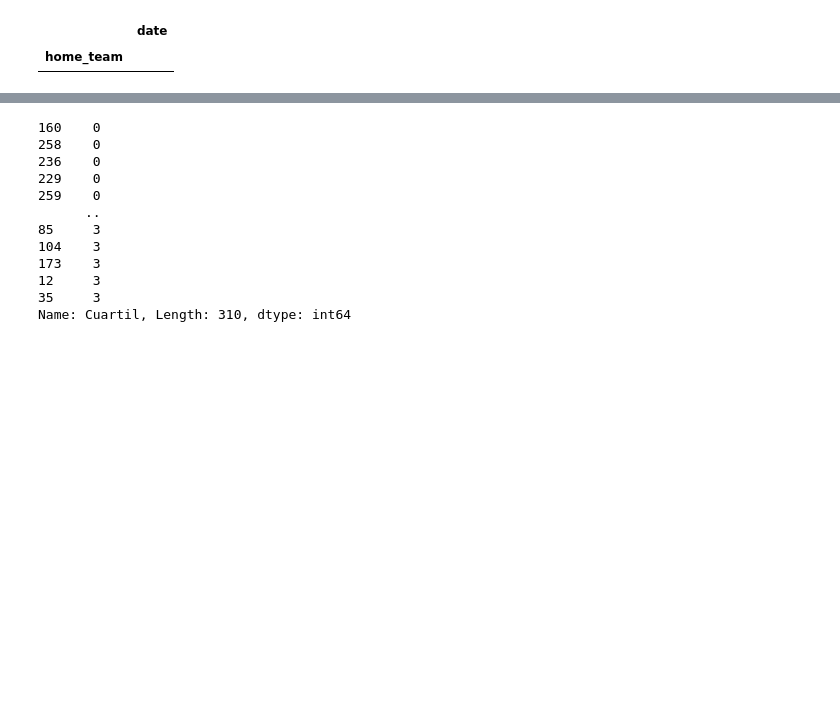
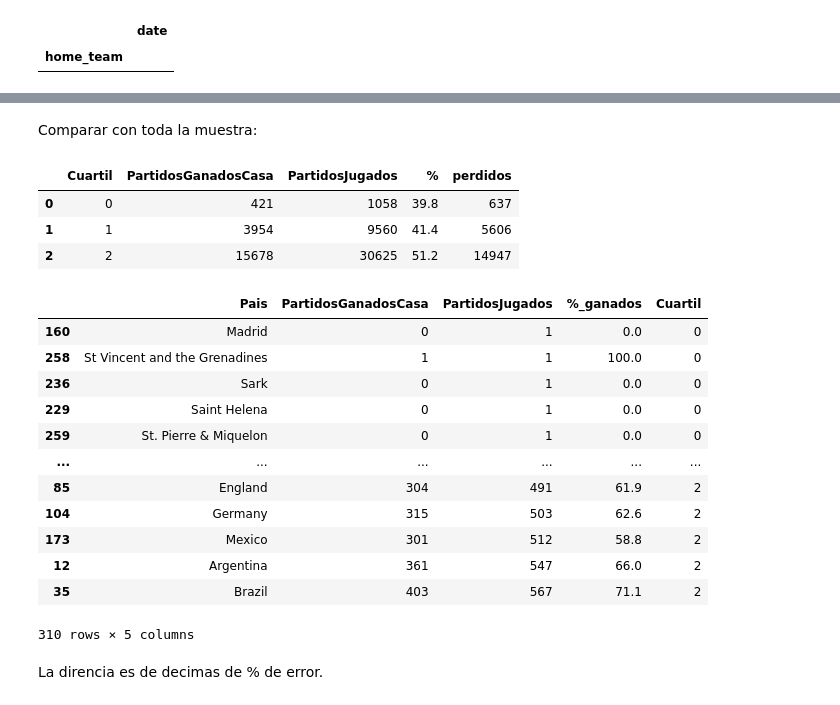
Before and after one commit to JMML2021/0501_sampling, a Jupyter notebook: 05_Sampling.ipynb, the cells around one changed output, grey strips where cells are left out. Drawn from its saved outputs; the diff is of its cells as text; code cells hidden in the pictures; blank space fills up the shorter version.

```diff
--- a/05_Sampling.ipynb
+++ b/05_Sampling.ipynb
@@ -565,15 +611,27 @@ df3[50:-20]
+# %% [markdown]
+Comparar con toda la muestra:
+# %%
+df4
+# %% [output]
+|  | Cuartil | PartidosGanadosCasa | PartidosJugados | % | perdidos |
+| 0 | 0 | 421 | 1058 | 39.8 | 637 |
+| 1 | 1 | 3954 | 9560 | 41.4 | 5606 |
+| 2 | 2 | 15678 | 30625 | 51.2 | 14947 |
 # %%
-df3['Cuartil']
+df3
 # %% [output]
+|  | Pais | PartidosGanadosCasa | PartidosJugados | %_ganados | Cuartil |
+| 160 | Madrid | 0 | 1 | 0.0 | 0 |
+| 258 | St Vincent and the Grenadines | 1 | 1 | 100.0 | 0 |
+| 236 | Sark | 0 | 1 | 0.0 | 0 |
+| 229 | Saint Helena | 0 | 1 | 0.0 | 0 |
+| 259 | St. Pierre & Miquelon | 0 | 1 | 0.0 | 0 |
+| ... | ... | ... | ... | ... | ... |
+| 85 | England | 304 | 491 | 61.9 | 2 |
+| 104 | Germany | 315 | 503 | 62.6 | 2 |
+| 173 | Mexico | 301 | 512 | 58.8 | 2 |
+| 12 | Argentina | 361 | 547 | 66.0 | 2 |
+| 35 | Brazil | 403 | 567 | 71.1 | 2 |
-160    0
-258    0
-236    0
-229    0
-259    0
-      ..
-85     3
-104    3
-173    3
-12     3
-35     3
-Name: Cuartil, Length: 310, dtype: int64
+310 rows × 5 columns
+# %% [markdown]
+La direncia es de decimas de % de error.
```
Also changed, not shown: parts of 12 cells of this notebook.
